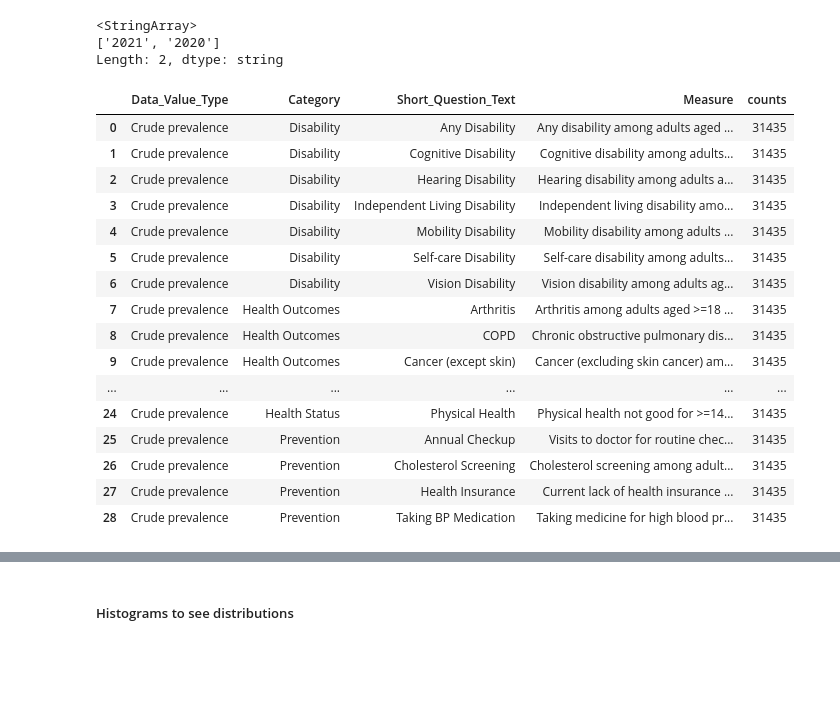
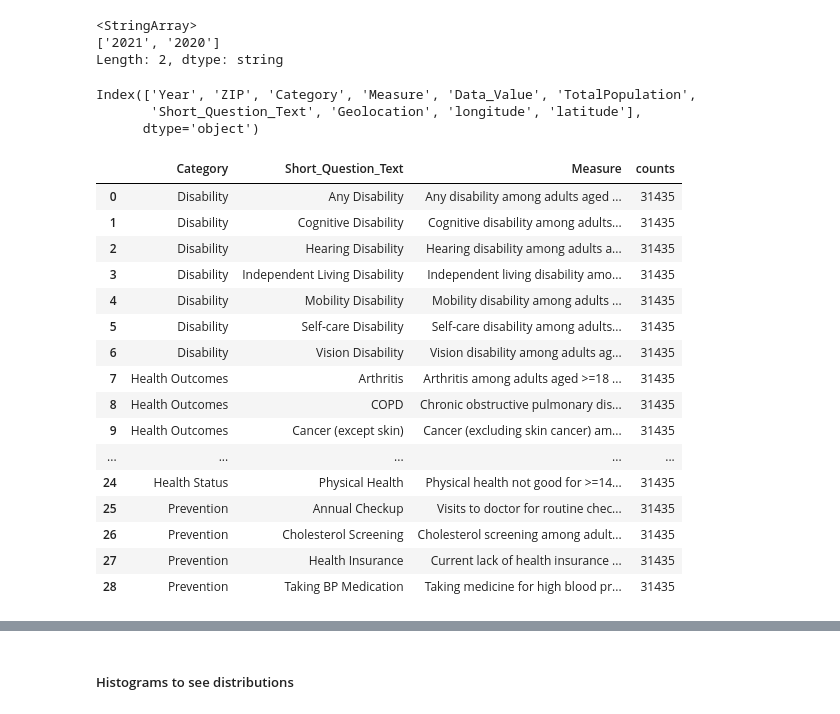
Before and after one commit to anuvrat-umich/siads_milestone1, a Jupyter notebook: src/exploratory_data_analysis.ipynb, the cells around one changed output, grey strips where cells are left out. Cells and saved outputs as stored; diff of their text form; code cells hidden in the pictures; blank space fills up the shorter version.

```diff
--- a/src/exploratory_data_analysis.ipynb
+++ b/src/exploratory_data_analysis.ipynb
@@ -412,28 +412,34 @@ df_health_outcomes_edited['Year'].unique()
 <StringArray>
 ['2021', '2020']
 Length: 2, dtype: string
+# %%
+df_health_outcomes_edited.columns
+# %% [output]
+Index(['Year', 'ZIP', 'Category', 'Measure', 'Data_Value', 'TotalPopulation',
+       'Short_Question_Text', 'Geolocation', 'longitude', 'latitude'],
+      dtype='object')
 # %%
 # Counts by Measure, Category, Data Value Type, and Short_Question_Text
 df_health_outcomes_edited[df_health_outcomes_edited["Year"] == "2021"].groupby(
-    ["Data_Value_Type", "Category", "Short_Question_Text", "Measure"]
+    ["Category", "Short_Question_Text", "Measure"]
 ).size().reset_index(name="counts")
 # %% [output]
-|  | Data_Value_Type | Category | Short_Question_Text | Measure | counts |
-| 0 | Crude prevalence | Disability | Any Disability | Any disability among adults aged ... | 31435 |
-| 1 | Crude prevalence | Disability | Cognitive Disability | Cognitive disability among adults... | 31435 |
-| 2 | Crude prevalence | Disability | Hearing Disability | Hearing disability among adults a... | 31435 |
-| 3 | Crude prevalence | Disability | Independent Living Disability | Independent living disability amo... | 31435 |
-| 4 | Crude prevalence | Disability | Mobility Disability | Mobility disability among adults ... | 31435 |
-| 5 | Crude prevalence | Disability | Self-care Disability | Self-care disability among adults... | 31435 |
-| 6 | Crude prevalence | Disability | Vision Disability | Vision disability among adults ag... | 31435 |
-| 7 | Crude prevalence | Health Outcomes | Arthritis | Arthritis among adults aged >=18 ... | 31435 |
-| 8 | Crude prevalence | Health Outcomes | COPD | Chronic obstructive pulmonary dis... | 31435 |
-| 9 | Crude prevalence | Health Outcomes | Cancer (except skin) | Cancer (excluding skin cancer) am... | 31435 |
-| ... | ... | ... | ... | ... | ... |
-| 24 | Crude prevalence | Health Status | Physical Health | Physical health not good for >=14... | 31435 |
-| 25 | Crude prevalence | Prevention | Annual Checkup | Visits to doctor for routine chec... | 31435 |
-| 26 | Crude prevalence | Prevention | Cholesterol Screening | Cholesterol screening among adult... | 31435 |
-| 27 | Crude prevalence | Prevention | Health Insurance | Current lack of health insurance ... | 31435 |
-| 28 | Crude prevalence | Prevention | Taking BP Medication | Taking medicine for high blood pr... | 31435 |
+|  | Category | Short_Question_Text | Measure | counts |
+| 0 | Disability | Any Disability | Any disability among adults aged ... | 31435 |
+| 1 | Disability | Cognitive Disability | Cognitive disability among adults... | 31435 |
+| 2 | Disability | Hearing Disability | Hearing disability among adults a... | 31435 |
+| 3 | Disability | Independent Living Disability | Independent living disability amo... | 31435 |
+| 4 | Disability | Mobility Disability | Mobility disability among adults ... | 31435 |
+| 5 | Disability | Self-care Disability | Self-care disability among adults... | 31435 |
+| 6 | Disability | Vision Disability | Vision disability among adults ag... | 31435 |
+| 7 | Health Outcomes | Arthritis | Arthritis among adults aged >=18 ... | 31435 |
+| 8 | Health Outcomes | COPD | Chronic obstructive pulmonary dis... | 31435 |
+| 9 | Health Outcomes | Cancer (except skin) | Cancer (excluding skin cancer) am... | 31435 |
+| ... | ... | ... | ... | ... |
+| 24 | Health Status | Physical Health | Physical health not good for >=14... | 31435 |
+| 25 | Prevention | Annual Checkup | Visits to doctor for routine chec... | 31435 |
+| 26 | Prevention | Cholesterol Screening | Cholesterol screening among adult... | 31435 |
+| 27 | Prevention | Health Insurance | Current lack of health insurance ... | 31435 |
+| 28 | Prevention | Taking BP Medication | Taking medicine for high blood pr... | 31435 |
 # %%
 df_health_outcomes_edited[df_health_outcomes_edited["Year"] == "2020"].groupby(
```
Also changed, not shown: parts of 23 cells of this notebook, 2 other files.
